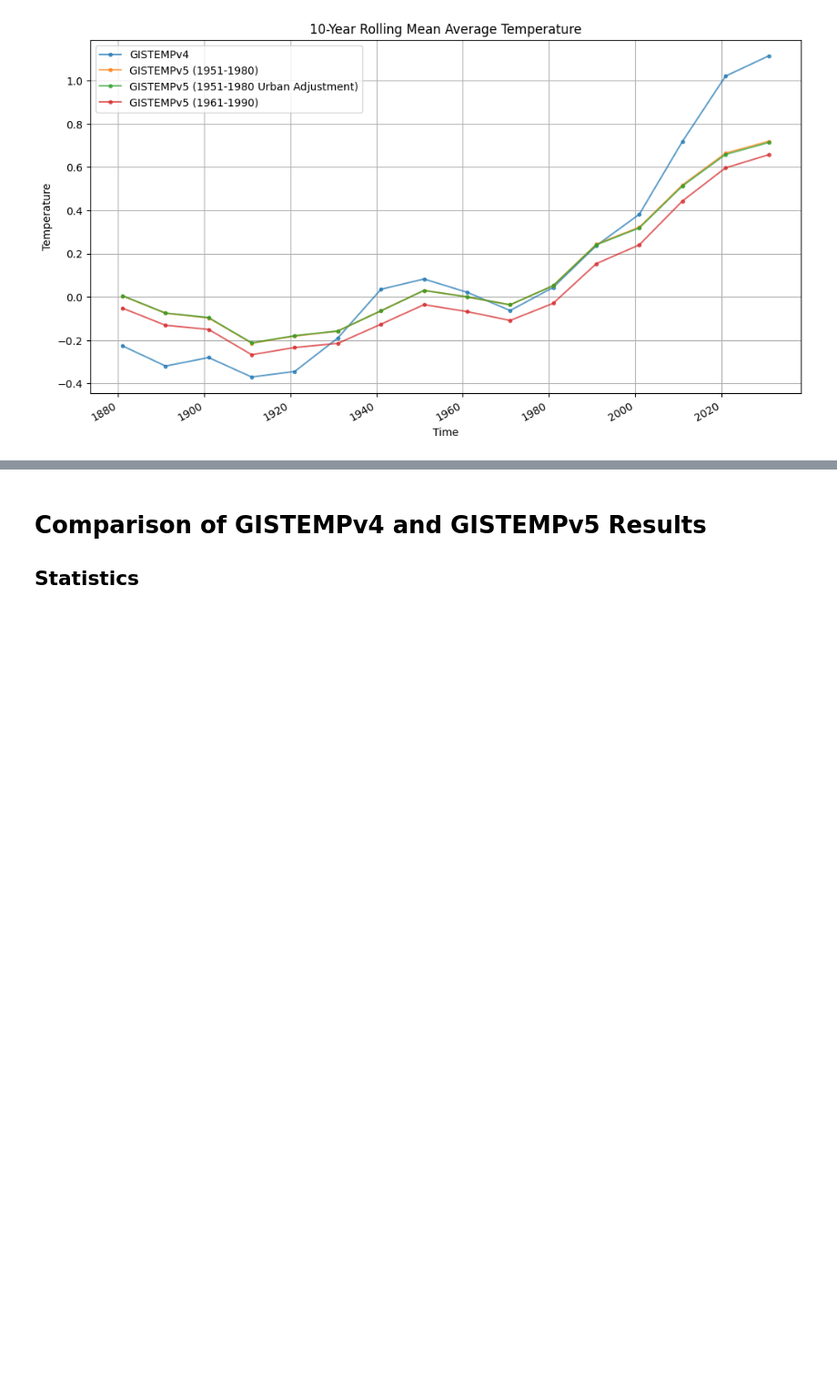
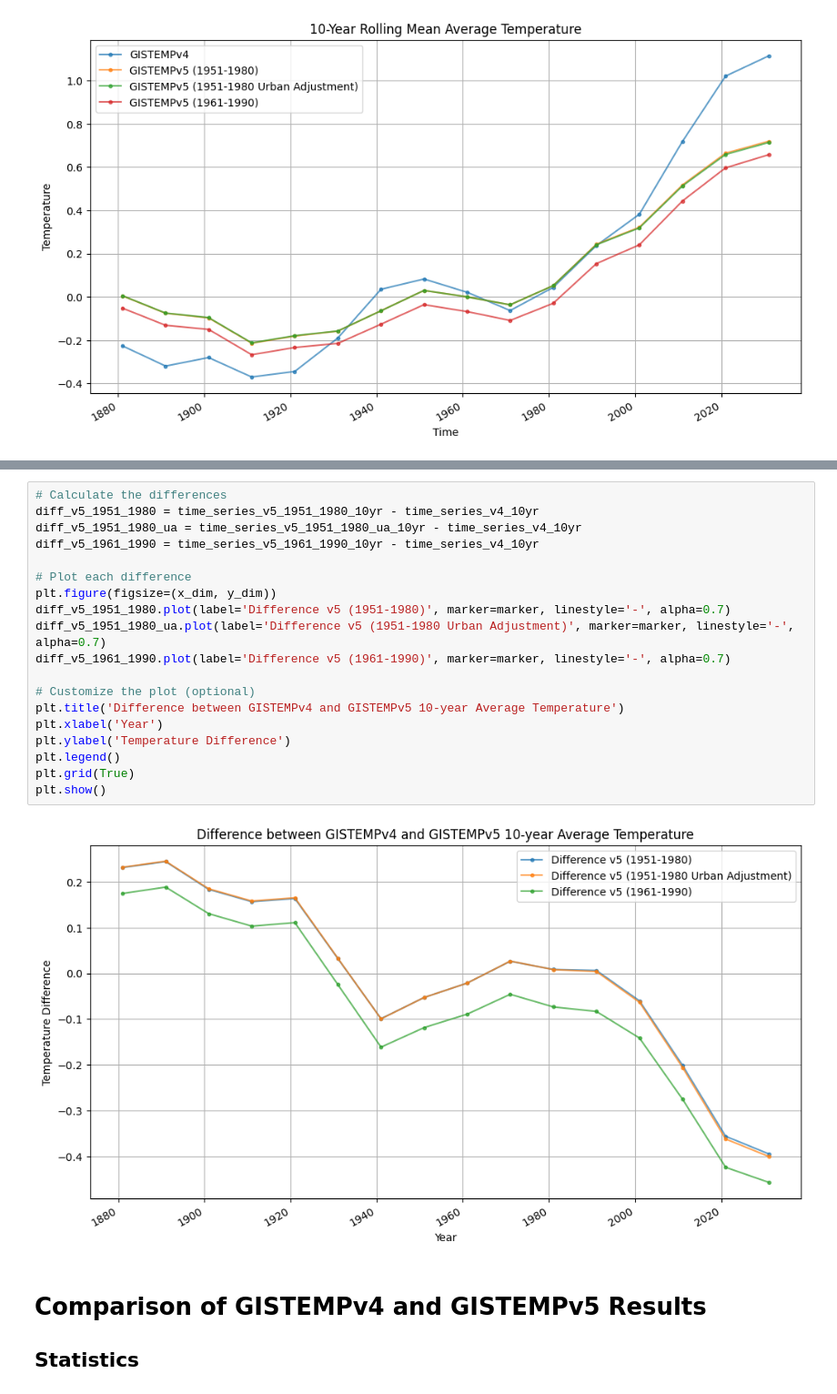
Before and after one commit to ajoherron/GISTEMP_rewrite, a Jupyter notebook: plots/presentation.ipynb, the cells around one changed output, grey strips where cells are left out. Shown at 91% size. Cells and saved outputs as stored; diff of their text form; blank space fills up the shorter version.

```diff
--- a/plots/presentation.ipynb
+++ b/plots/presentation.ipynb
@@ -186,3 +235,24 @@ plt.show()
+# %%
+# Calculate the differences
+diff_v5_1951_1980 = time_series_v5_1951_1980_10yr - time_series_v4_10yr
+diff_v5_1951_1980_ua = time_series_v5_1951_1980_ua_10yr - time_series_v4_10yr
+diff_v5_1961_1990 = time_series_v5_1961_1990_10yr - time_series_v4_10yr
+
+# Plot each difference
+plt.figure(figsize=(x_dim, y_dim))
+diff_v5_1951_1980.plot(label='Difference v5 (1951-1980)', marker=marker, linestyle='-', alpha=0.7)
+diff_v5_1951_1980_ua.plot(label='Difference v5 (1951-1980 Urban Adjustment)', marker=marker, linestyle='-', alpha=0.7)
+diff_v5_1961_1990.plot(label='Difference v5 (1961-1990)', marker=marker, linestyle='-', alpha=0.7)
+
+# Customize the plot (optional)
+plt.title('Difference between GISTEMPv4 and GISTEMPv5 10-year Average Temperature')
+plt.xlabel('Year')
+plt.ylabel('Temperature Difference')
+plt.legend()
+plt.grid(True)
+plt.show()
+# %% [output]
+[figure, added]
 # %% [markdown]
 # Comparison of GISTEMPv4 and GISTEMPv5 Results
 
```
Also changed, not shown: parts of 4 cells of this notebook, 4 other files.
